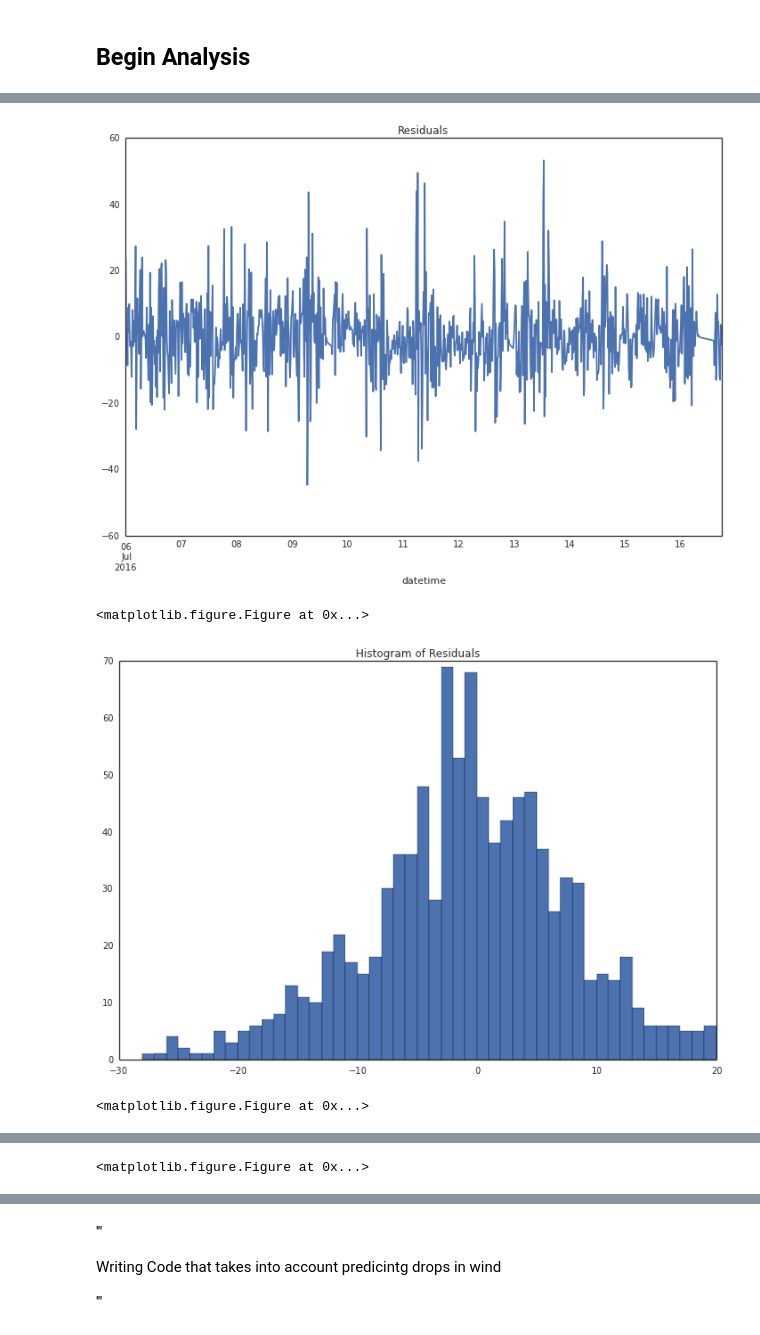
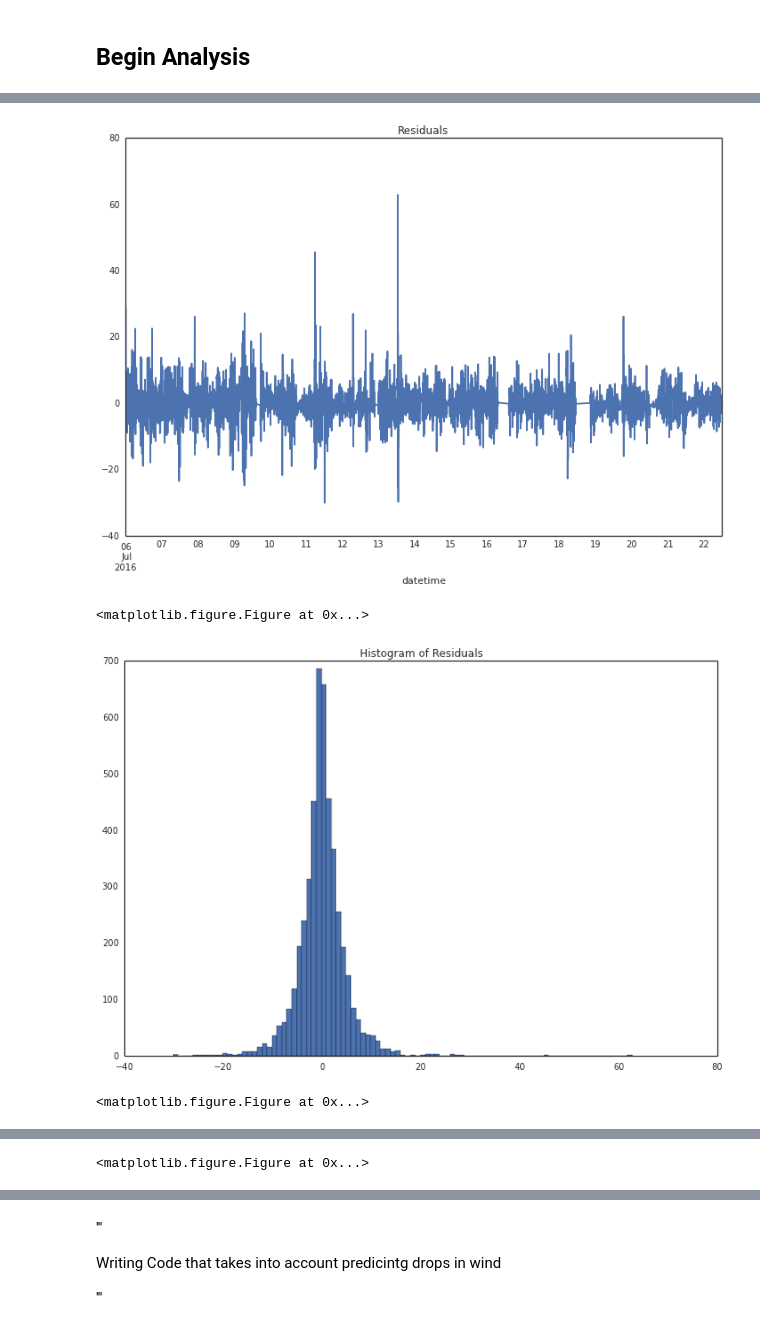
Before and after one commit to diegoleonbarido/flexbox-data-dump-analysis, a Jupyter notebook: ipynb/prediction_wind_dr_events.ipynb, the cells around one changed output, grey strips where cells are left out. Cells and saved outputs as stored; diff of their text form; code cells hidden in the pictures.

```diff
--- a/ipynb/prediction_wind_dr_events.ipynb
+++ b/ipynb/prediction_wind_dr_events.ipynb
@@ -302,7 +302,7 @@ def compare_models(data,resample_choice,variable,ma,ar):
 
     fig = plt.figure(figsize=(12,8))
     ax = fig.add_subplot(111)
-    ax = plt.hist(arma_mod.resid, bins=np.arange(min(arma_mod20.resid), max(arma_mod20.resid) + 1, 1))
+    ax = plt.hist(arma_mod.resid, bins=np.arange(min(arma_mod.resid), max(arma_mod.resid) + 1, 1))
     plt.title('Histogram of Residuals')
 
     plt.figure()
@@ -553,5 +630,5 @@ pac_plots(data= df_predict,resample_choice ='30T',lag_choice=100)
 # %%
 # Compare Models
 
-compare_models(data=df_predict,resample_choice='15T',variable='gen_wind',ma=3,ar=1)
+compare_models(data=df_predict,resample_choice='5T',variable='gen_wind',ma=3,ar=2)
 # %% [output]
@@ -575,4 +652,4 @@ The Durbin Watson statistic is: 1.99311405279values closer to 2 are sign of a st
-[figure, old version]
+[figure, new version]
 <matplotlib.figure.Figure at 0x...>
-[figure, old version]
+[figure, new version]
 <matplotlib.figure.Figure at 0x...>
```
Also changed, not shown: parts of 20 cells of this notebook, 2 other files.
